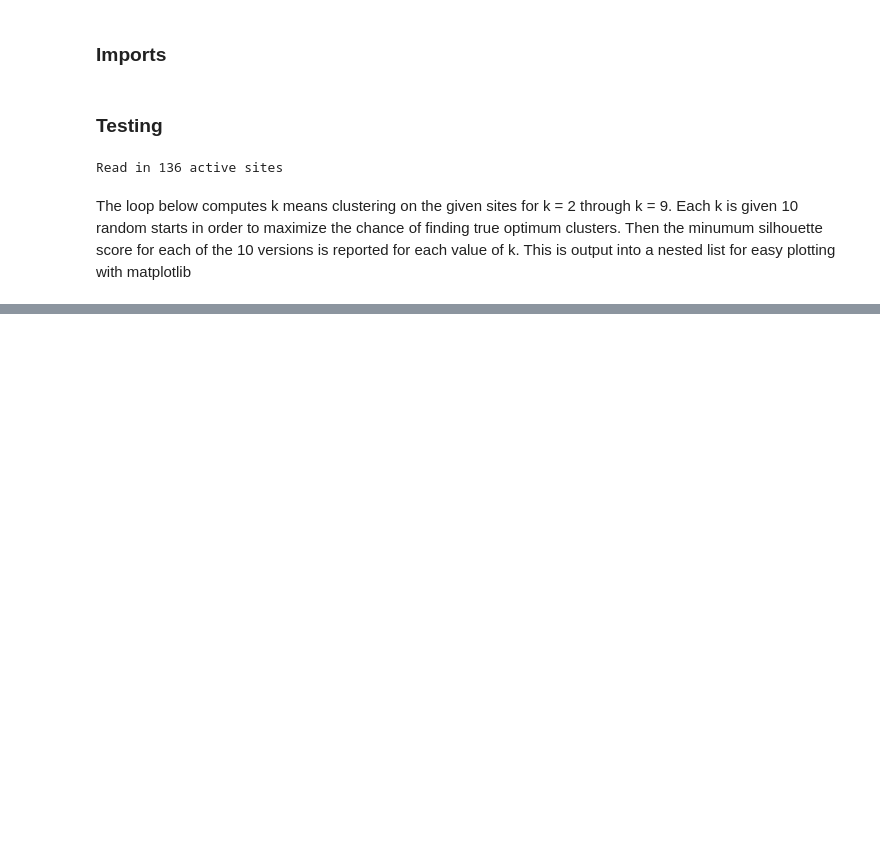
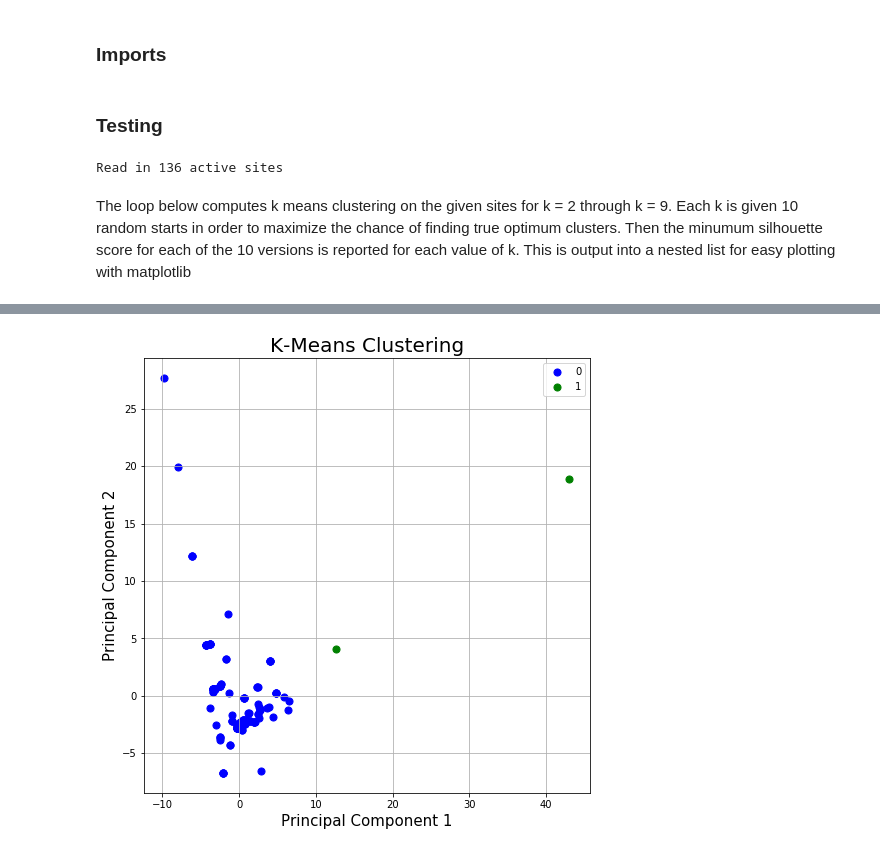
Before and after one commit to egilbertson-ucsf/algHW2, a Jupyter notebook: K_means_testing.ipynb, the cells around one changed output, grey strips where cells are left out. Saved outputs shown, nothing was run; the diff lists cells and outputs as text; code cells hidden in the pictures; blank space fills up the shorter version.

```diff
--- a/K_means_testing.ipynb
+++ b/K_means_testing.ipynb
@@ -37,0 +86,14 @@ Text(0, 0.5, 'Silhouette Score (Euclidean Distance)')
+# %%
+principalDf = pd.DataFrame(data = p
+             , columns = ['principal component 1', 'principal component 2'], index = simMat.index)
+# %%
+def make_cluster_assign_df(clusters, simMat):
+    assgn = pd.DataFrame(index = simMat.index, columns = ['Cluster Assignment'])
+    for cluster in clusters.keys():
+        for site in clusters[cluster]:
+            assgn.loc[site.name] = cluster
+    return assgn
+# %%
+assgn = make_cluster_assign_df(clusters, simMat)
+# %%
+finalDf = pd.concat([principalDf, assgn[['Cluster Assignment']]], axis = 1)
@@ -37,0 +116,18 @@ Text(0, 0.5, 'Silhouette Score (Euclidean Distance)')
+# %%
+fig = plt.figure(figsize = (8,8))
+ax = fig.add_subplot(1,1,1)
+ax.set_xlabel('Principal Component 1', fontsize = 15)
+ax.set_ylabel('Principal Component 2', fontsize = 15)
+ax.set_title('K-Means Clustering', fontsize = 20)
+targets = clusters.keys()
+colors = ['b', 'g']
+for target, color in zip(targets,colors):
+    indicesToKeep = finalDf['Cluster Assignment'] == target
+    ax.scatter(finalDf.loc[indicesToKeep, 'principal component 1']
+               , finalDf.loc[indicesToKeep, 'principal component 2']
+               , c = color
+               , s = 50)
+ax.legend(targets)
+ax.grid()
+# %% [output]
+[figure, added]
```
Also changed, not shown: parts of 21 cells of this notebook, 5 other files.
